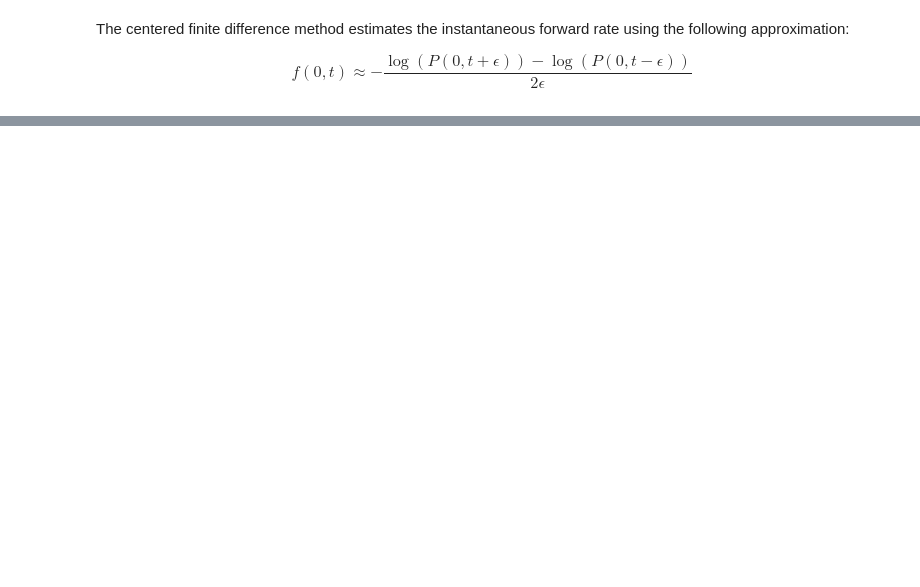
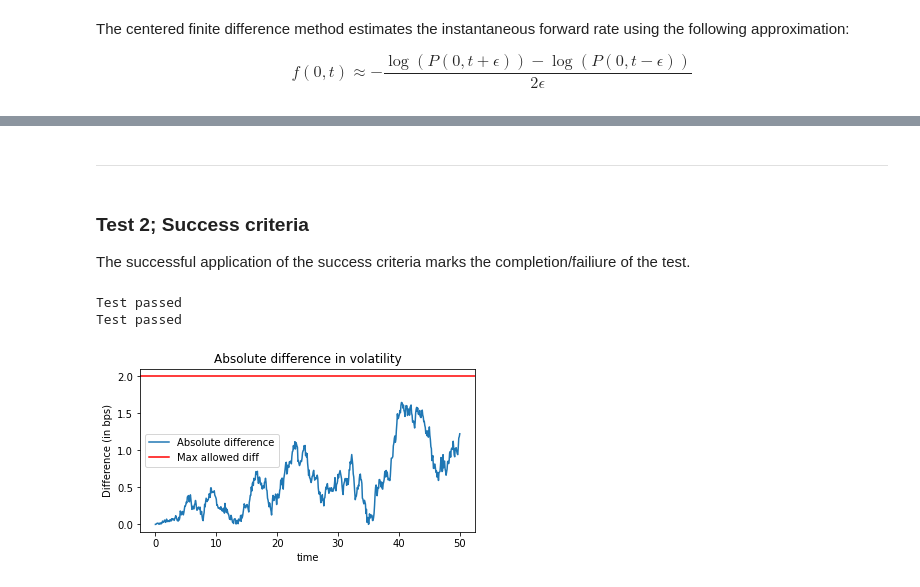
Before and after one commit to open-source-modelling/insurance_jupyter, a Jupyter notebook: hull_white_checks/HULL-WHITE AND EIOPA RISK-FREE CURVE TERM STRUCTURE COVERAGE AND VARIANCE CHECK.ipynb, the cells around one changed output, grey strips where cells are left out. Drawn from its saved outputs; the diff is of its cells as text; code cells hidden in the pictures; blank space fills up the shorter version.

```diff
--- a/hull_white_checks/HULL-WHITE AND EIOPA RISK-FREE CURVE TERM STRUCTURE COVERAGE AND VARIANCE CHECK.ipynb
+++ b/hull_white_checks/HULL-WHITE AND EIOPA RISK-FREE CURVE TERM STRUCTURE COVERAGE AND VARIANCE CHECK.ipynb
@@ -488,0 +624,2 @@ Text(0.5, 1.0, 'Variance function from Hull-White model')
+# %%
+test_statistics_bdp_2 = pd.DataFrame(abs(var_series-vol)*10000, columns=["Abs diff in bps"])
@@ -488,0 +646,26 @@ Text(0.5, 1.0, 'Variance function from Hull-White model')
+# %% [markdown]
+***
+# %% [markdown]
+### Test 2; Success criteria
+
+The successful application of the success criteria marks the completion/failiure of the test.
+# %%
+result2 = SuccessTest(test_statistics_bdp_2.values, statistics_vol_max_diff_in_bps, statistics_vol_average_diff_in_bps)
+# %% [output]
+Test passed
+Test passed
+# %%
+fig, ax1 = plt.subplots(1,1)
+ax1.plot(t, test_statistics_bdp_2, label= "Absolute difference")
+ax1.axhline(y = statistics_vol_max_diff_in_bps, color = 'r', linestyle = '-',label="Max allowed diff")
+
+ax1.set_xlabel("time")
+ax1.set_ylabel("Difference (in bps)")
+ax1.set_title('Absolute difference in volatility')
+ax1.legend()
+fig.set_figwidth(6)
+fig.set_figheight(3)
+
+plt.show()
+# %% [output]
+[figure, added]
```
Also changed, not shown: parts of 58 cells of this notebook, 1 other file.
